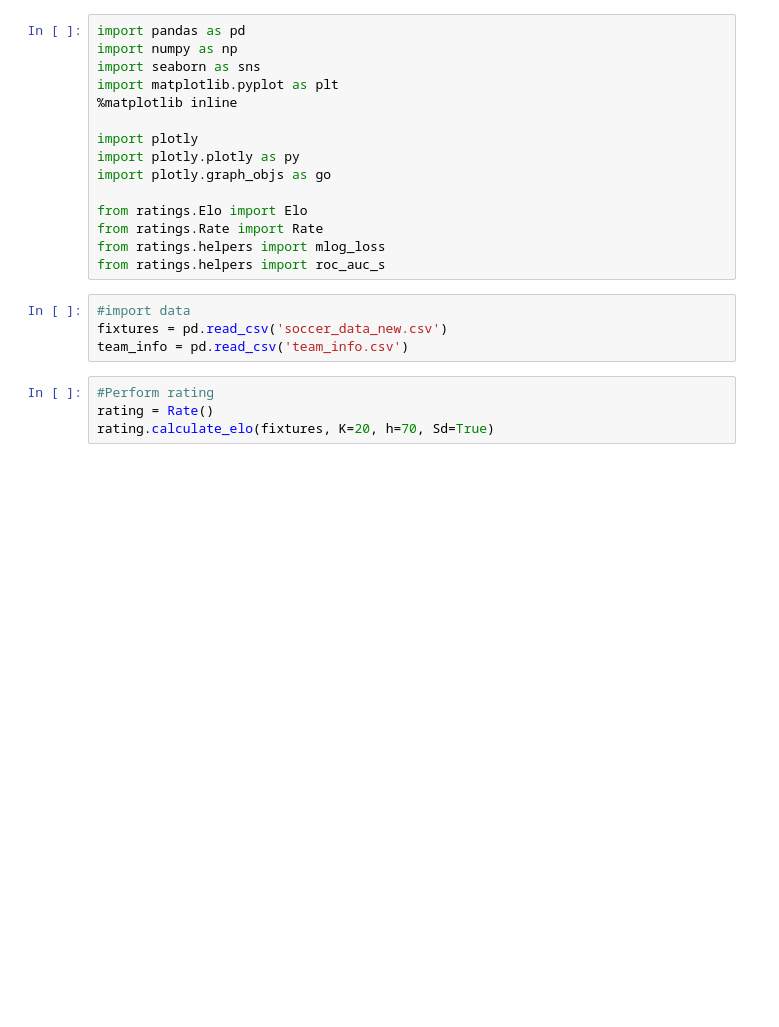
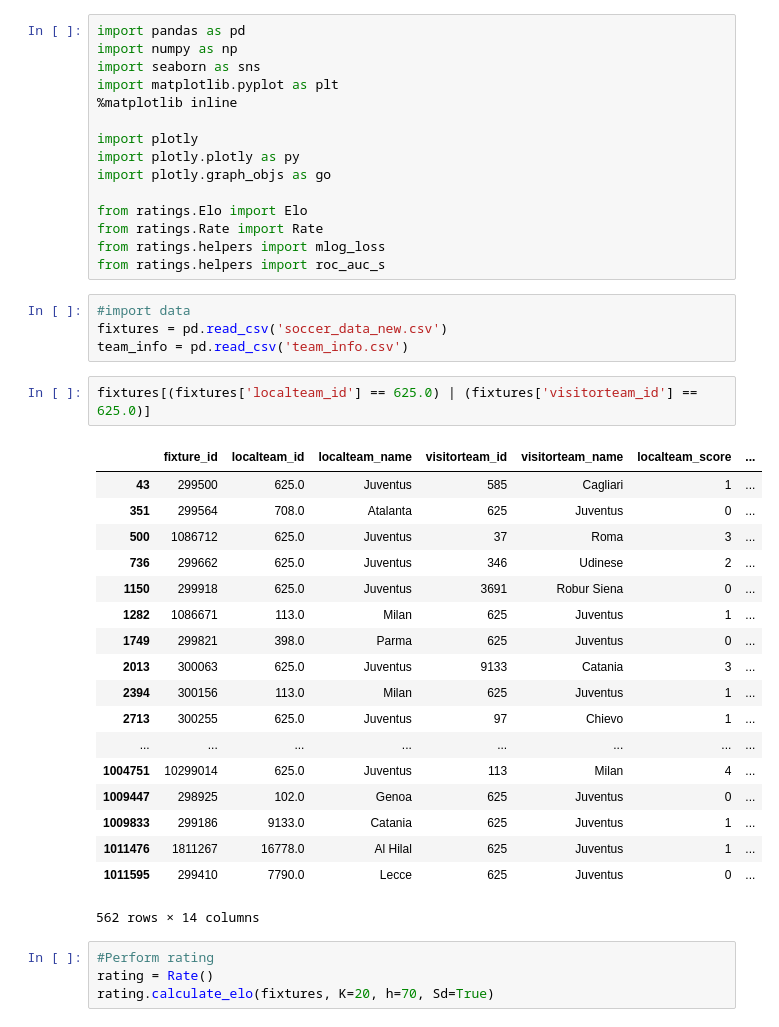
Before and after one commit to calestini/rating-systems, a Jupyter notebook: soccer-elo-ratings.ipynb, the cells around one changed output. Saved outputs shown, nothing was run; the diff lists cells and outputs as text; blank space fills up the shorter version.

```diff
--- a/soccer-elo-ratings.ipynb
+++ b/soccer-elo-ratings.ipynb
@@ -17,6 +17,27 @@ from ratings.helpers import roc_auc_s
 #import data
 fixtures = pd.read_csv('soccer_data_new.csv')
 team_info = pd.read_csv('team_info.csv')
+# %%
+fixtures[(fixtures['localteam_id'] == 625.0) | (fixtures['visitorteam_id'] == 625.0)]
+# %% [output]
+|  | fixture_id | localteam_id | localteam_name | visitorteam_id | visitorteam_name | localteam_score | ... |
+| 43 | 299500 | 625.0 | Juventus | 585 | Cagliari | 1 | ... |
+| 351 | 299564 | 708.0 | Atalanta | 625 | Juventus | 0 | ... |
+| 500 | 1086712 | 625.0 | Juventus | 37 | Roma | 3 | ... |
+| 736 | 299662 | 625.0 | Juventus | 346 | Udinese | 2 | ... |
+| 1150 | 299918 | 625.0 | Juventus | 3691 | Robur Siena | 0 | ... |
+| 1282 | 1086671 | 113.0 | Milan | 625 | Juventus | 1 | ... |
+| 1749 | 299821 | 398.0 | Parma | 625 | Juventus | 0 | ... |
+| 2013 | 300063 | 625.0 | Juventus | 9133 | Catania | 3 | ... |
+| 2394 | 300156 | 113.0 | Milan | 625 | Juventus | 1 | ... |
+| 2713 | 300255 | 625.0 | Juventus | 97 | Chievo | 1 | ... |
+| ... | ... | ... | ... | ... | ... | ... | ... |
+| 1004751 | 10299014 | 625.0 | Juventus | 113 | Milan | 4 | ... |
+| 1009447 | 298925 | 102.0 | Genoa | 625 | Juventus | 0 | ... |
+| 1009833 | 299186 | 9133.0 | Catania | 625 | Juventus | 1 | ... |
+| 1011476 | 1811267 | 16778.0 | Al Hilal | 625 | Juventus | 1 | ... |
+| 1011595 | 299410 | 7790.0 | Lecce | 625 | Juventus | 0 | ... |
+562 rows × 14 columns
 # %%
 #Perform rating
 rating = Rate()
```
Also changed, not shown: 4 other files.
